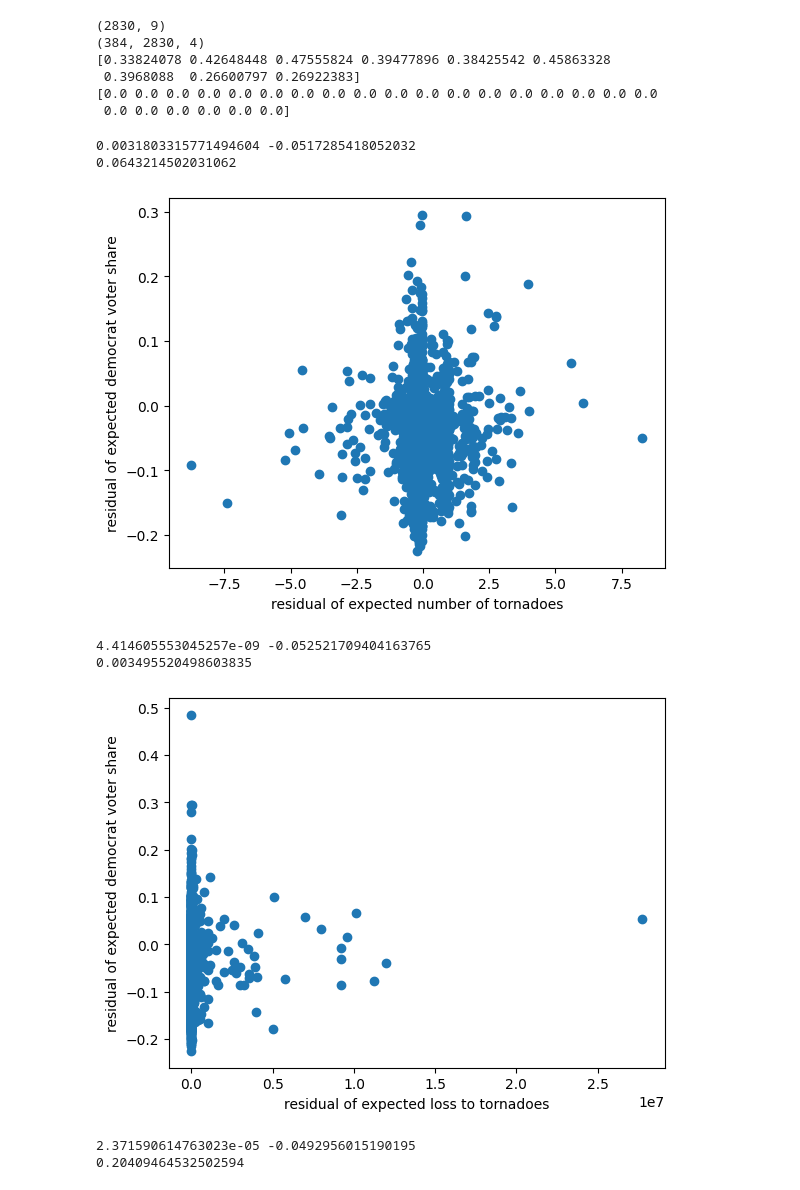
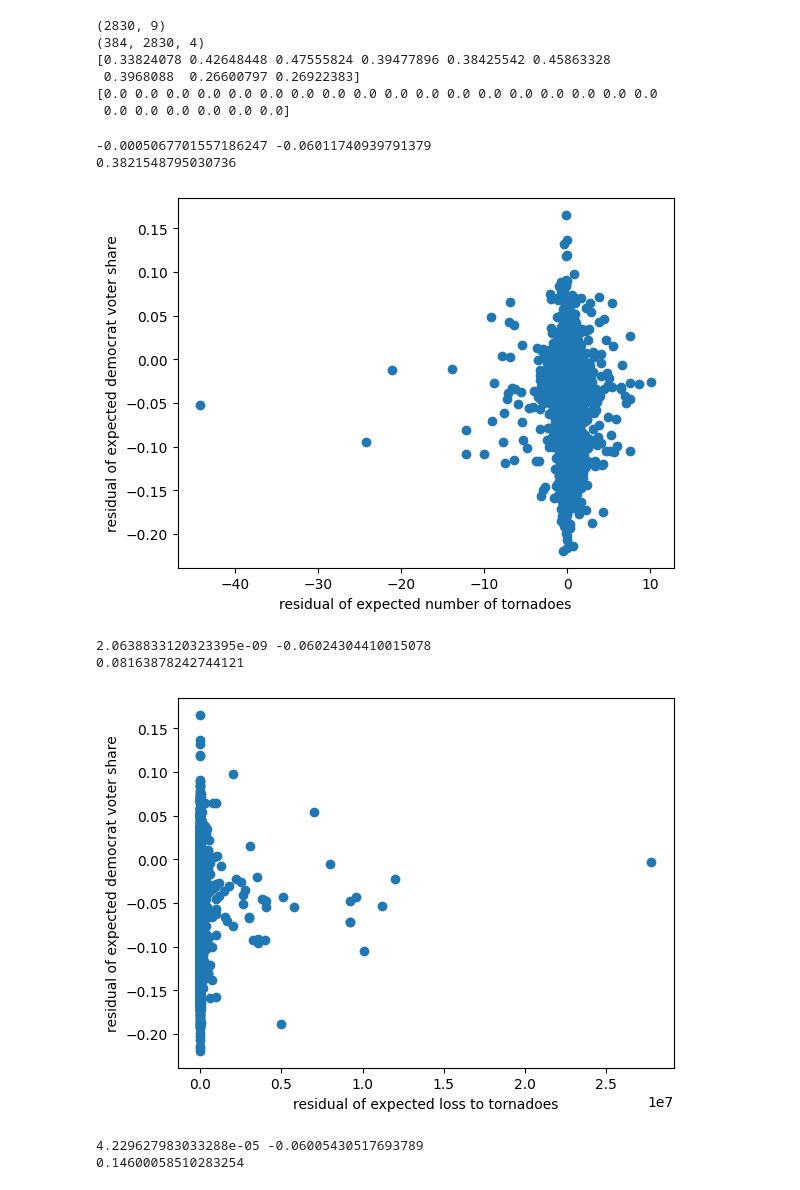
Before and after one commit to kmorhun/disasters_and_politics, a Jupyter notebook: src/time_series.ipynb, the cells around one changed output. Cells and saved outputs as stored; diff of their text form; code cells hidden in the pictures.

```diff
--- a/src/time_series.ipynb
+++ b/src/time_series.ipynb
@@ -157,10 +157,11 @@ def plotResidualVsTurnout_count(countyVotes,countyTorns):
                 break
         if not valid:
             continue
-        resid = getAResidual(countyTorns[:, county, 1],24,12)
-        residSum = sum(resid[:12])
-        voteDiff = getAResidual(countyVotes[county],2,1)[0]
-        if(residSum<0.01 and residSum>-0.01): continue
+        resid = getAResidual(countyTorns[:, county, 1],24,24)
+        residSum = sum(resid)
+        # voteDiff = abs(getAResidual(countyVotes[county],2,1)[0])
+        voteDiff = countyVotes[county][-1] - countyVotes[county][-2]
+        # if(residSum<0.01 and residSum>-0.01): continue
         resids.append(residSum)
         votes.append(voteDiff)
 
@@ -184,10 +185,11 @@ def plotResidualVsTurnout_count(countyVotes,countyTorns):
                 break
         if not valid:
             continue
-        resid = getAResidual(countyTorns[:, county, 2],24,12)
-        residSum = sum(resid[:12])
-        voteDiff = getAResidual(countyVotes[county],2,1)[0]
-        if(residSum<0.01 and residSum>-0.01): continue
+        resid = getAResidual(countyTorns[:, county, 2],24,24)
+        residSum = sum(resid)
+        # voteDiff = abs(getAResidual(countyVotes[county],2,1)[0])
+        voteDiff = countyVotes[county][-1] - countyVotes[county][-2]
+        # if(residSum<0.01 and residSum>-0.01): continue
         resids.append(residSum)
         votes.append(voteDiff)
 
@@ -199,42 +201,43 @@ def plotResidualVsTurnout_count(countyVotes,countyTorns):
     print(p_val)
     plt.xlabel("residual of expected loss to tornadoes")
     plt.ylabel("residual of expected democrat voter share")
     plt.show()
 
     resids = []
     votes = []
     for county in range(len(countyVotes)):
         valid = True
         for voteProp in countyVotes[county]:
             if voteProp!=voteProp:
                 valid = False
                 break
         if not valid:
             continue
-        resid = getAResidual(countyTorns[:, county, 3],24,12)
-        residSum = sum(resid[:12])
-        voteDiff = getAResidual(countyVotes[county],2,1)[0]
-        if(residSum<0.01 and residSum>-0.01): continue
+        resid = getAResidual(countyTorns[:, county, 3],24,24)
+        residSum = sum(resid)
+        # voteDiff = abs(getAResidual(countyVotes[county],2,1)[0])
+        voteDiff = countyVotes[county][-1] - countyVotes[county][-2]
+        # if(residSum<0.01 and residSum>-0.01): continue
         resids.append(residSum)
         votes.append(voteDiff)
 
     plt.scatter(resids,votes)
     # lowess = sm.nonparametric.lowess(votes,resids,frac= 1/3)
     # plt.plot(lowess[:,0],lowess[:,1],color="red")
     slope,intercept, r_val, p_val, std_rerr = stats.linregress(resids, votes)
     print(slope,intercept)
     print(p_val)
     plt.xlabel("residual of expected number of injuries/fatalities")
     plt.ylabel("residual of expected democrat voter share")
     plt.show()
 
 plotResidualVsTurnout_count(countyVotes,countyTorns)
 # %% [output]
-0.0031803315771494604 -0.0517285418052032
-0.0643214502031062
+-0.0005067701557186247 -0.06011740939791379
+0.3821548795030736
-[figure, old version]
+[figure, new version]
-4.414605553045257e-09 -0.052521709404163765
-0.003495520498603835
+2.0638833120323395e-09 -0.06024304410015078
+0.08163878242744121
-[figure, old version]
+[figure, new version]
-2.371590614763023e-05 -0.0492956015190195
-0.20409464532502594
+4.229627983033288e-05 -0.06005430517693789
+0.14600058510283254
```
Also changed, not shown: parts of 2 cells of this notebook.
